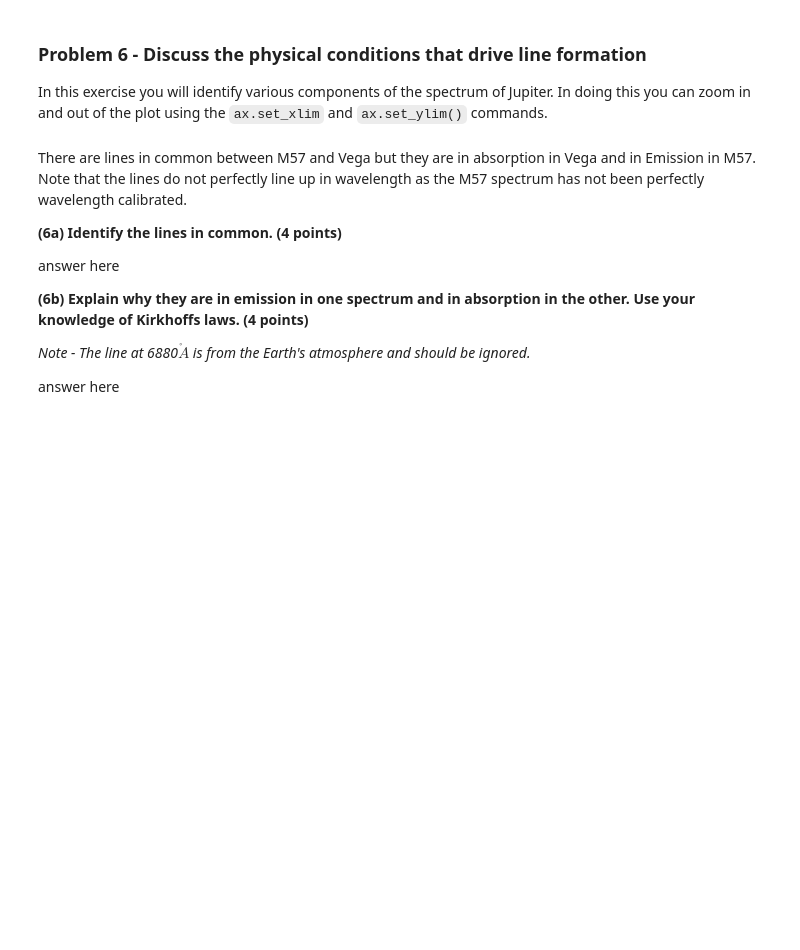
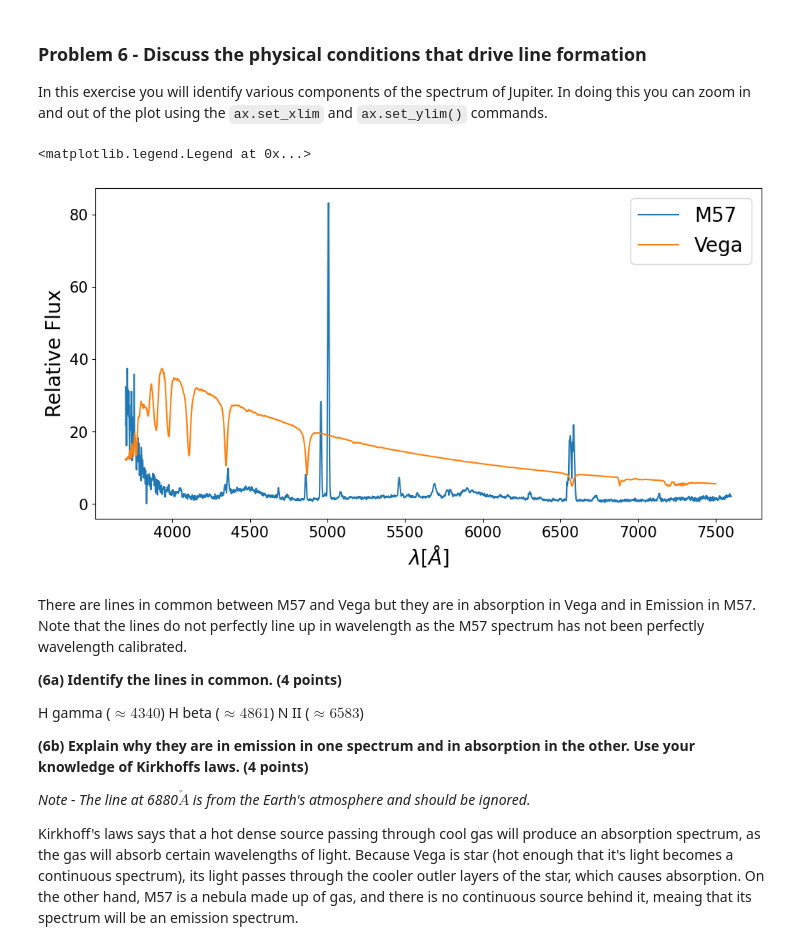
Before and after one commit to madeline-evenson/Analysis_real_spectra_student, a Jupyter notebook: analysis_real_spectra.student.ipynb, the cells around one changed output. Drawn from its saved outputs; the diff is of its cells as text; code cells hidden in the pictures; blank space fills up the shorter version.

```diff
--- a/analysis_real_spectra.student.ipynb
+++ b/analysis_real_spectra.student.ipynb
@@ -529,34 +595,39 @@ In this exercise you will identify various components of the spectrum of Jupiter
 # %%
 #plot Vega and M57, where I have scaled the flux of Jupiter so that they
 #better overlap. You can change that scaling
 plt.figure(figsize = (12,6))
 ax = plt.gca()
 plt.plot(specm57.wavelength,specm57.flux,label="M57")
 plt.plot(specvega.wavelength,specvega.flux*8,label="Vega")
 
 #**************
 #you can change these to zoom in and out of certain parts of the spectra.
-fluxmin =
-fluxmax =
-lammin =
-lammax =
-ax.set_ylim([fluxmin,fluxmax])
-ax.set_xlim([lammin,lammax])
+#fluxmin =
+#fluxmax =
+lammin = 4800
+lammax = 5000
+#ax.set_ylim([fluxmin,fluxmax])
+#ax.set_xlim([lammin,lammax])
 
 plt.xticks(fontsize=15)
 plt.yticks(fontsize=15)
 plt.xlabel("$\lambda [\AA]$",fontsize=20)
 plt.ylabel("Relative Flux",fontsize=20)
 plt.legend(fontsize=20)
+# %% [output]
+<matplotlib.legend.Legend at 0x...>
+[figure, added]
 # %% [markdown]
 There are lines in common between M57 and Vega but they are in absorption in Vega and in Emission in M57. Note that the lines do not perfectly line up in wavelength as the M57 spectrum has not been perfectly wavelength calibrated.
 
 **(6a) Identify the lines in common. (4 points)**
 
-answer here
+H gamma ($\approx 4340$)
+H beta ($\approx 4861$)
+N II ($\approx 6583$)
 
 **(6b) Explain why they are in emission in one spectrum and in absorption in the other.  Use your knowledge of Kirkhoffs laws. (4 points)**
 
 *Note - The line at 6880$\mathring A$ is from the Earth's atmosphere and should be ignored.*
 
-answer here
+Kirkhoff's laws says that a hot dense source passing through cool gas will produce an absorption spectrum, as the gas will absorb certain wavelengths of light. Because Vega is star (hot enough that it's light becomes a continuous spectrum), its light passes through the cooler outler layers of the star, which causes absorption. On the other hand, M57 is a nebula made up of gas, and there is no continuous source behind it, meaing that its spectrum will be an emission spectrum.
```
Also changed, not shown: parts of 7 cells of this notebook.
